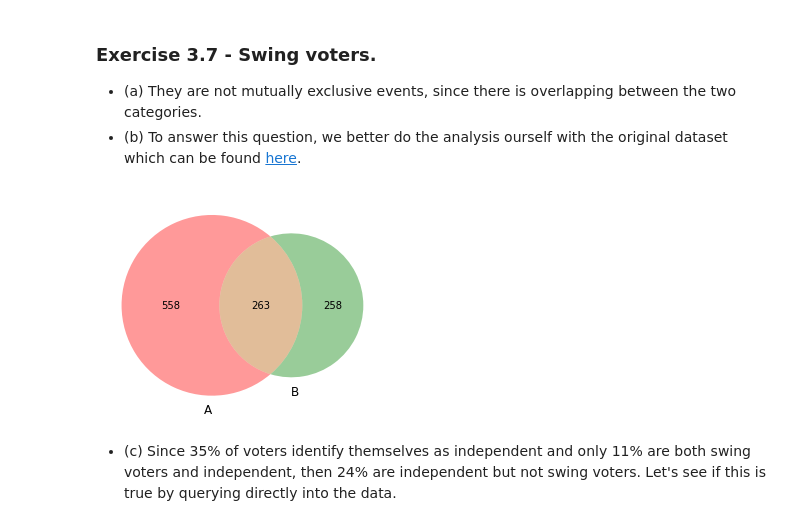
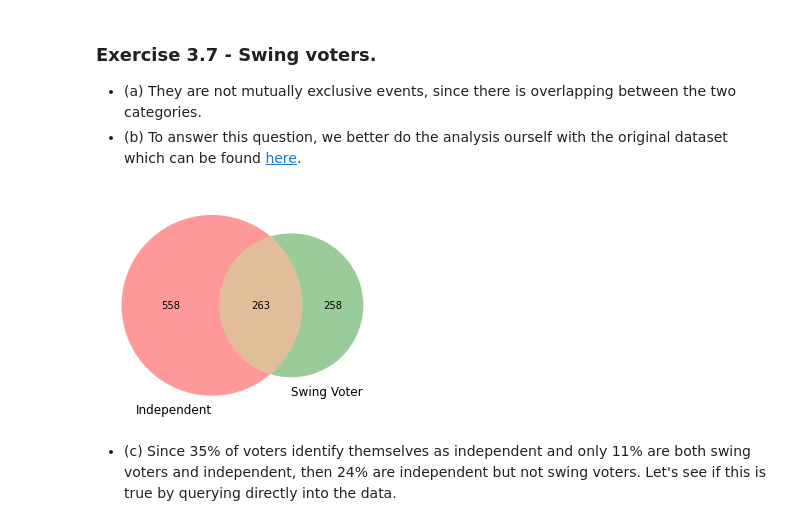
Before and after one commit to RiccardoMPesce/OpenIntro-Statistics-Excercises, a Jupyter notebook: chapter3/chapter3_walkthrough.ipynb, the cells around one changed output. Saved outputs shown, nothing was run; the diff lists cells and outputs as text; code cells hidden in the pictures.

```diff
--- a/chapter3/chapter3_walkthrough.ipynb
+++ b/chapter3/chapter3_walkthrough.ipynb
@@ -187,20 +187,20 @@ The probability of getting a sum of 12 is 0.027777777777777776!
 # %%
 from matplotlib_venn import venn2
 
 values12_path = Path("../datasets/values12public.sav")
 values12_df = pd.read_spss(values12_path)
 
 registered = values12_df[values12_df["RV"] == "YES"]
 registered = registered[["int_date", "swing", "swingdet", "party"]]
 
 registered["swinger"] = ~registered["swingdet"].str.contains("no chance")
 
 independent = set(registered[registered["party"] == "Independent"].index.values)
 swingers = set(registered[registered["swinger"]].index.values)
 
-ax = venn2([independent, swingers], ["A", "B"])
+ax = venn2([independent, swingers], ["Independent", "Swing Voter"])
 # %% [output]
-[figure, old version]
+[figure, new version]
 # %% [markdown]
 * (c) Since 35% of voters identify themselves as independent and only 11% are both swing voters and independent, then 24% are independent but not swing voters. Let's see if this is true by querying directly into the data.
 # %%
```
